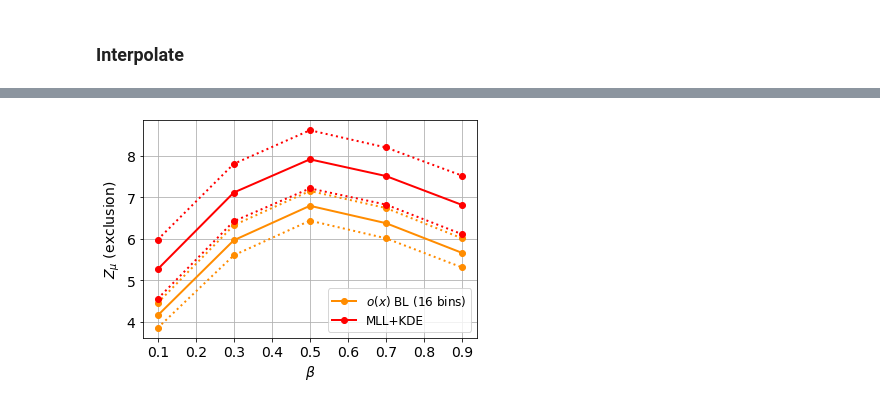
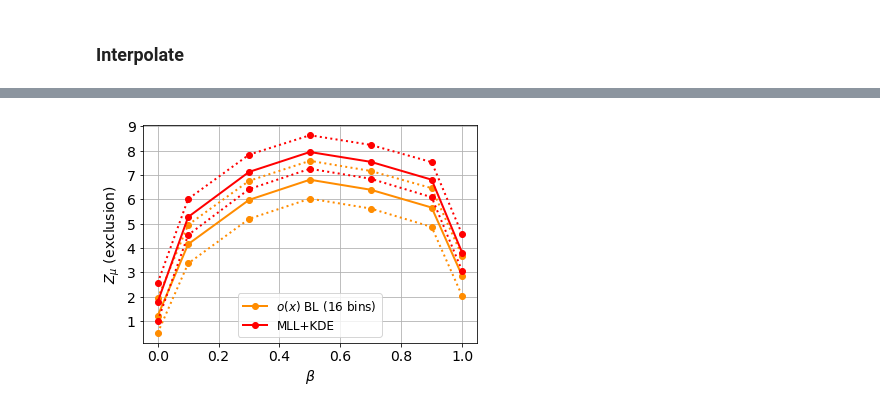
Before and after one commit to AndresDanielPerez/LHC-3rd-gen-Leptoquarks-with-MLL, a Jupyter notebook: Leptoquarks/C1-14TeV-300fb/03-LQup1200GeV.ipynb, the cells around one changed output, grey strips where cells are left out. Cells and saved outputs as stored; diff of their text form; code cells hidden in the pictures.

```diff
--- a/Leptoquarks/C1-14TeV-300fb/03-LQup1200GeV.ipynb
+++ b/Leptoquarks/C1-14TeV-300fb/03-LQup1200GeV.ipynb
@@ -1014,7 +1015,7 @@ B_expected = round(300 * totalcrossSM)    # luminosity * cross * aceptance
 print('B_expected: ', B_expected)
 
 print('S_expected: ', round(300 * crossfidNP))    # luminosity * cross * aceptance
-S_expected = [35,45,55,65,75,85]
+S_expected = [5,15,35,45,55,65,75,85]
 
 
 
@@ -2275,12 +2572,12 @@ print(store_Z_MLL_KDE_std_mu0)
 # %%
 # To use if you dont want to run everything again. Its the previous results
-store_muhat_mean_MLL_KDE = [0.0939718309859155, 0.07570382882882884, 0.0648564997186269, 0.05889138998311762, 0.05568373663477773, 0.04907042253521127]
+store_muhat_mean_MLL_KDE = [0.1825731981981982, 0.19873382104670792, 0.0995211267605634, 0.07826576576576577, 0.06533483398987058, 0.05934158694428813, 0.05323579065841306, 0.04830985915492958]
 
-store_Z_MLL_KDE = [4.645885415360236, 5.585406678578654, 6.464153497847531, 7.253847586131034, 7.988299674556827, 8.715646290029888]
-store_Z_MLL_KDE_mu0 = [4.628273784810929, 5.573675166312462, 6.445035113060806, 7.248842251641049, 7.976052664726554, 8.716594020774918]
+store_Z_MLL_KDE = [0.77992956598268, 2.308361446527699, 4.5888228096786765, 5.606837834923924, 6.444704213205903, 7.267988583756652, 8.009776483424613, 8.734179468487277]
+store_Z_MLL_KDE_mu0 = [0.7116959699005465, 2.2719805267266584, 4.567440913759751, 5.591844428399997, 6.439326289940094, 7.257831261427754, 8.002306657713259, 8.732729177741247]
 
-store_Z_MLL_KDE_std = [0.736749615521131, 0.7143198540215425, 0.7208421353595239, 0.6876535394036848, 0.7034109323411807, 0.6834773778946057]
-store_Z_MLL_KDE_std_mu0 = [0.8574787907891904, 0.8162201216923359, 0.8176585056216257, 0.7697470921062775, 0.786111935073423, 0.7473383133821918]
+store_Z_MLL_KDE_std = [0.7730468133837417, 0.7756600805812887, 0.7371560830160012, 0.7409397859814703, 0.7317281155656529, 0.7015167820795742, 0.6868424420497836, 0.6733418995453785]
+store_Z_MLL_KDE_std_mu0 = [0.867164284432015, 0.88397920955531, 0.8649015852047973, 0.8563033178701335, 0.8268014296322159, 0.785356433248019, 0.763250085816279, 0.7378190554850784]
 # %%
 store_Z_MLL_KDE_plus = [i+j for i, j in zip(store_Z_MLL_KDE, store_Z_MLL_KDE_std)]
 store_Z_MLL_KDE_min = [i-j for i, j in zip(store_Z_MLL_KDE, store_Z_MLL_KDE_std)]
@@ -2463,26 +2760,30 @@ def solve(fn, value, x=0.1, maxtries=1000, maxerr=0.00001):
 # %%
 # We need the ratio of the fiducial cross-sections for different values of beta to rescale
 
-beta = [0.1,0.3,0.5,0.7,0.9]
+beta = [0,0.1,0.3,0.5,0.7,0.9,1]
 
 # m_LQ = [ 1200, 1400, 1600, 1800 ]  GeV
 ind_mass = 0
 
+fidcross_beta00 = [0.021107200000000003, 0.00559504, 0.00180336, 0.00047643480000000003]
 fidcross_beta01 = [0.077532, 0.024732, 0.00810288, 0.0029223359999999998]
 fidcross_beta03 = [0.1178496, 0.036859619999999996, 0.012126780000000004, 0.0041197740000000005]
 fidcross_beta05 = [0.1380368, 0.04174744, 0.01358676, 0.004397004]
 fidcross_beta07 = [0.1277332, 0.04176725, 0.01403718, 0.004840911000000001]
 fidcross_beta09 = [0.11067599999999998, 0.0343128, 0.012174129999999998, 0.004226528]
+fidcross_beta1 = [0.0516868, 0.015369672, 0.004840504000000001, 0.0015065100000000002]
 
 
+S00 = round(300 * crossfidNP) * (fidcross_beta00[ind_mass]/fidcross_beta05[ind_mass])
 S01 = round(300 * crossfidNP) * (fidcross_beta01[ind_mass]/fidcross_beta05[ind_mass])
 S03 = round(300 * crossfidNP) * (fidcross_beta03[ind_mass]/fidcross_beta05[ind_mass])
 S05 = round(300 * crossfidNP) * (fidcross_beta05[ind_mass]/fidcross_beta05[ind_mass])
 S07 = round(300 * crossfidNP) * (fidcross_beta07[ind_mass]/fidcross_beta05[ind_mass])
 S09 = round(300 * crossfidNP) * (fidcross_beta09[ind_mass]/fidcross_beta05[ind_mass])
+S1 = round(300 * crossfidNP) * (fidcross_beta1[ind_mass]/fidcross_beta05[ind_mass])
 
 
-S_exp_LQ = [S01,S03,S05,S07,S09]
+S_exp_LQ = [S00,S01,S03,S05,S07,S09,S1]
 
 print(S_exp_LQ)
 # %% [output]
@@ -2569,33 +2870,33 @@ np.savetxt('saved-results/LQup1200GeV.txt', [results_16bins_beta,
 # %%
 plt.figure()
 lw = 2
 
-plt.plot(beta, results_16bins_beta, '-ok', color='darkorange', lw=lw, label=r'$o(x)$ BL (16 bins)')
-plt.plot(beta, results_16bins_beta_plus, ':ok', color='darkorange', lw=lw)
-plt.plot(beta, results_16bins_beta_min, ':ok', color='darkorange', lw=lw)
+plt.plot(beta, results_16bins_beta, '-o', color='darkorange', lw=lw, label=r'$o(x)$ BL (16 bins)')
+plt.plot(beta, results_16bins_beta_plus, ':o', color='darkorange', lw=lw)
+plt.plot(beta, results_16bins_beta_min, ':o', color='darkorange', lw=lw)
 
-# plt.plot(beta, results_50bins_beta, '-ok', color='blue', lw=lw, label=r'$o(x)$ BL (50 bins)')
-# plt.plot(beta, results_50bins_beta_plus, ':ok', color='blue', lw=lw)
-# plt.plot(beta, results_50bins_beta_min, ':ok', color='blue', lw=lw)
+# plt.plot(beta, results_50bins_beta, '-o', color='blue', lw=lw, label=r'$o(x)$ BL (50 bins)')
+# plt.plot(beta, results_50bins_beta_plus, ':o', color='blue', lw=lw)
+# plt.plot(beta, results_50bins_beta_min, ':o', color='blue', lw=lw)
 
-# plt.plot(beta, results_100bins_beta, '-ok', color='dodgerblue', lw=lw, label=r'$o(x)$ BL (100 bins)')
-# plt.plot(beta, results_100bins_beta_plus, ':ok', color='dodgerblue', lw=lw)
-# plt.plot(beta, results_100bins_beta_min, ':ok', color='dodgerblue', lw=lw)
+# plt.plot(beta, results_100bins_beta, '-o', color='dodgerblue', lw=lw, label=r'$o(x)$ BL (100 bins)')
+# plt.plot(beta, results_100bins_beta_plus, ':o', color='dodgerblue', lw=lw)
+# plt.plot(beta, results_100bins_beta_min, ':o', color='dodgerblue', lw=lw)
 
-plt.plot(beta, results_MLL_KDE_beta, '-ok', color='red', lw=lw, label=r'MLL+KDE')
-plt.plot(beta, results_MLL_KDE_beta_plus, ':ok', color='red', lw=lw)
-plt.plot(beta, results_MLL_KDE_beta_min, ':ok', color='red', lw=lw)
+plt.plot(beta, results_MLL_KDE_beta, '-o', color='red', lw=lw, label=r'MLL+KDE')
+plt.plot(beta, results_MLL_KDE_beta_plus, ':o', color='red', lw=lw)
+plt.plot(beta, results_MLL_KDE_beta_min, ':o', color='red', lw=lw)
 
 #plt.xlim([0.5, 10])
 #plt.ylim([-0.5, 7.5])
 #plt.xscale('log')
 plt.xlabel(r'$\beta$', fontsize=14)
 plt.ylabel('$Z_{\mu}$ (exclusion)', fontsize=14)
 plt.xticks(fontsize=14)
 plt.yticks(fontsize=14)
 plt.grid()
 #plt.title('<B> per ensemble: %0.2d' % B_expected, fontsize=14)
 plt.legend(fontsize=12)
 plt.show()
 # %% [output]
-[figure, old version]
+[figure, new version]
```
Also changed, not shown: parts of 16 cells of this notebook, 13 other files.
